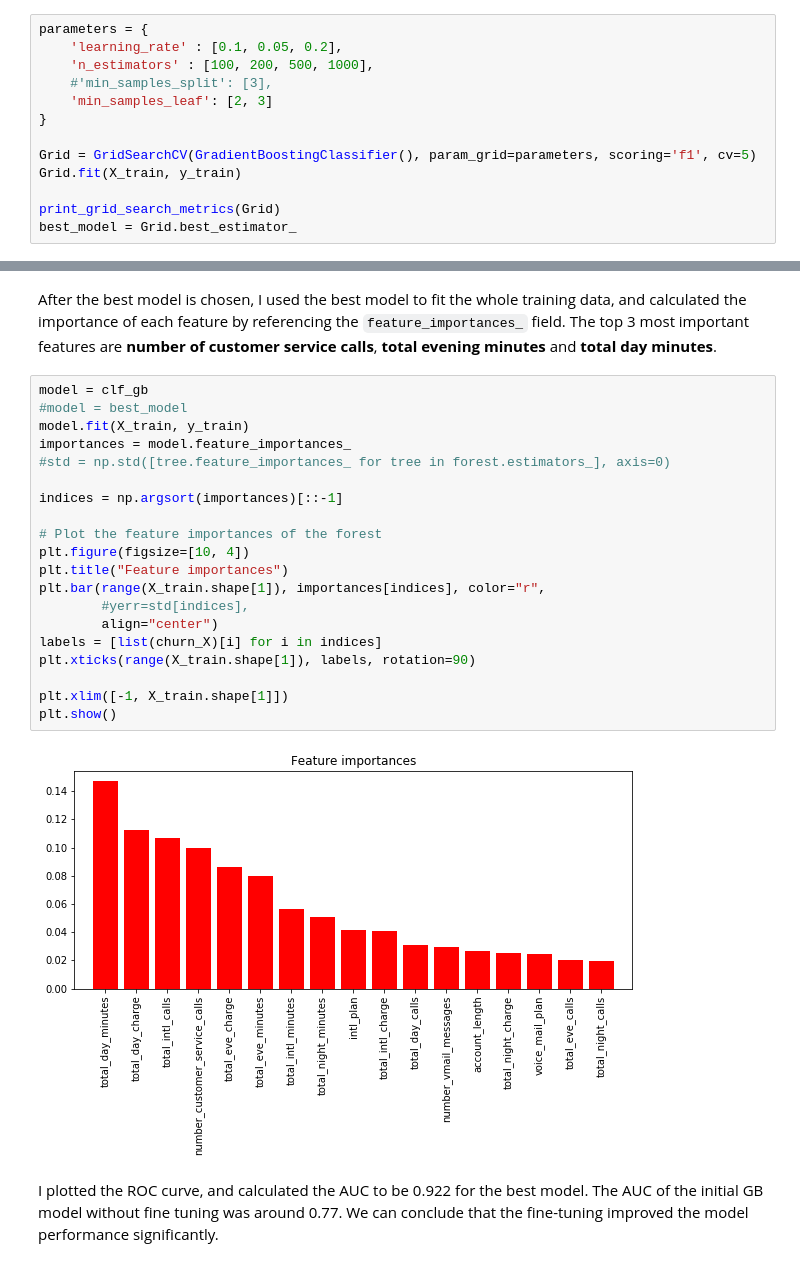
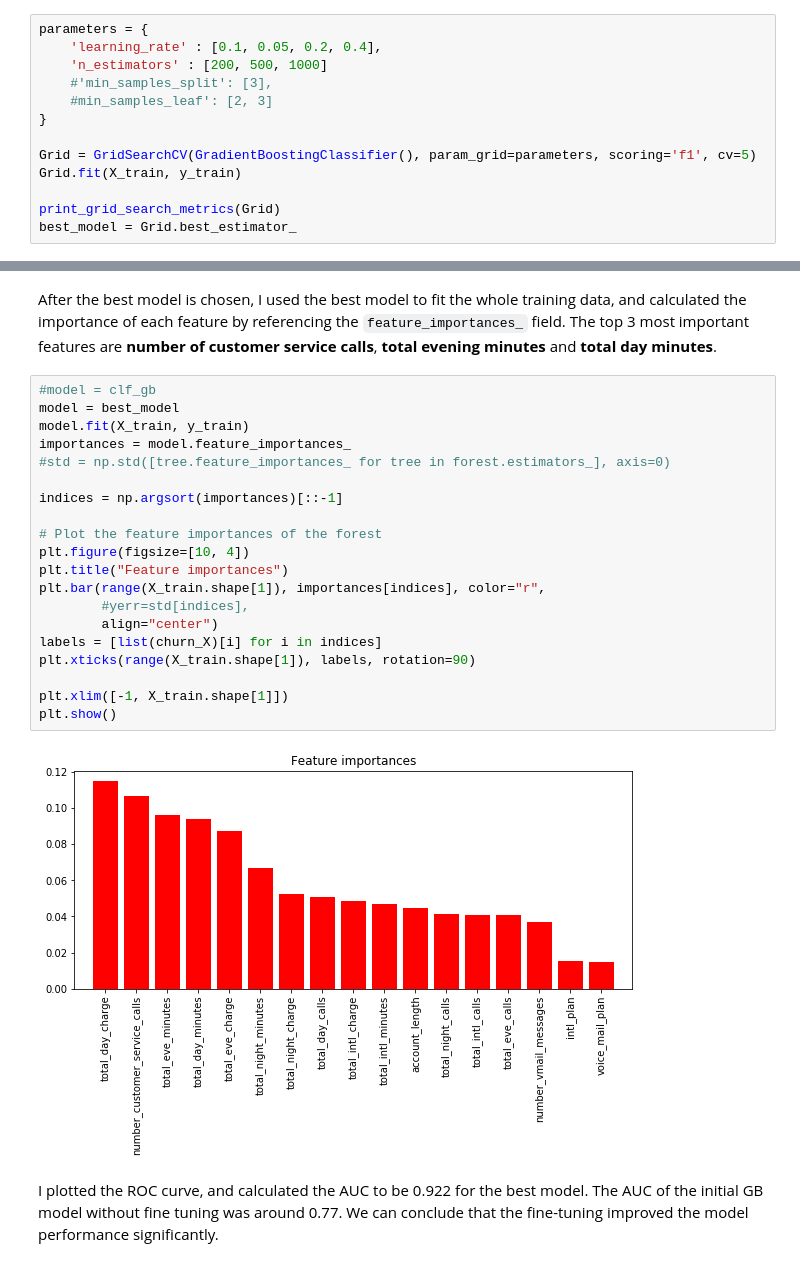
Before and after one commit to ffzmm/User-churn-prediction, a Jupyter notebook: user_churn_prediction.ipynb, the cells around one changed output, grey strips where cells are left out. Drawn from its saved outputs; the diff is of its cells as text.

```diff
--- a/user_churn_prediction.ipynb
+++ b/user_churn_prediction.ipynb
@@ -167,10 +151,10 @@ def print_grid_search_metrics(gs):
         print("\t%s: %r" % (param_name, best_parameters[param_name]))
 # %%
 parameters = {
-    'learning_rate' : [0.1, 0.05, 0.2],
-    'n_estimators' : [100, 200, 500, 1000],
+    'learning_rate' : [0.1, 0.05, 0.2, 0.4],
+    'n_estimators' : [200, 500, 1000]
     #'min_samples_split': [3],
-    'min_samples_leaf': [2, 3]
+    #min_samples_leaf': [2, 3]
 }
 
 Grid = GridSearchCV(GradientBoostingClassifier(), param_grid=parameters, scoring='f1', cv=5)
@@ -187,27 +170,27 @@ Best parameters set:
 # %% [markdown]
 After the best model is chosen, I used the best model to fit the whole training data, and calculated the importance of each feature by referencing the `feature_importances_` field. The top 3 most important features are **number of customer service calls**, **total evening minutes** and **total day minutes**.
 # %%
-model = clf_gb
-#model = best_model
+#model = clf_gb
+model = best_model
 model.fit(X_train, y_train)
 importances = model.feature_importances_
 #std = np.std([tree.feature_importances_ for tree in forest.estimators_], axis=0)
 
 indices = np.argsort(importances)[::-1]
 
 # Plot the feature importances of the forest
 plt.figure(figsize=[10, 4])
 plt.title("Feature importances")
 plt.bar(range(X_train.shape[1]), importances[indices], color="r",
         #yerr=std[indices],
         align="center")
 labels = [list(churn_X)[i] for i in indices]
 plt.xticks(range(X_train.shape[1]), labels, rotation=90)
 
 plt.xlim([-1, X_train.shape[1]])
 plt.show()
 # %% [output]
-[figure, old version]
+[figure, new version]
 # %% [markdown]
 I plotted the ROC curve, and calculated the AUC to be 0.922 for the best model. The AUC of the initial GB model without fine tuning was around 0.77. We can conclude that the fine-tuning improved the model performance significantly.
 # %%
```
Also changed, not shown: parts of 7 cells of this notebook, 1 other file.
